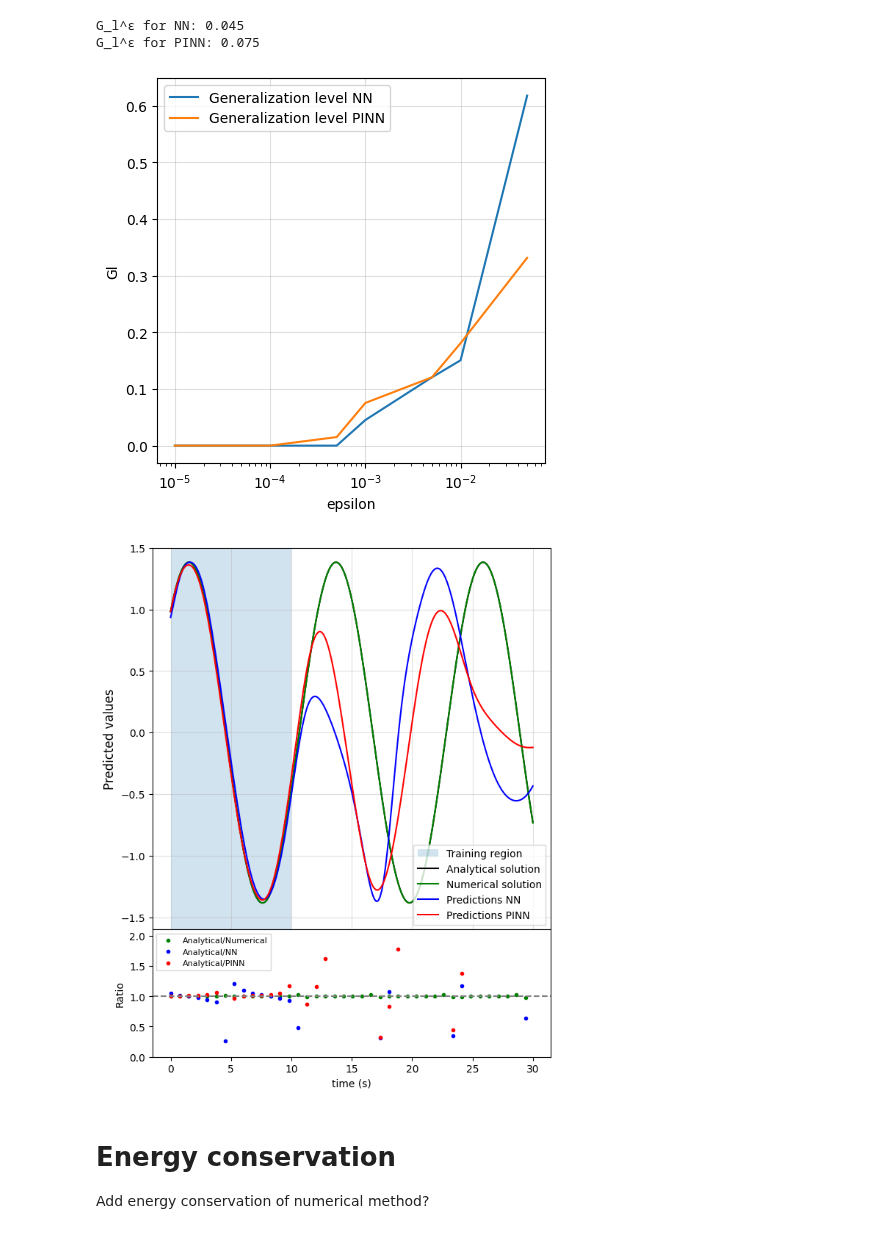
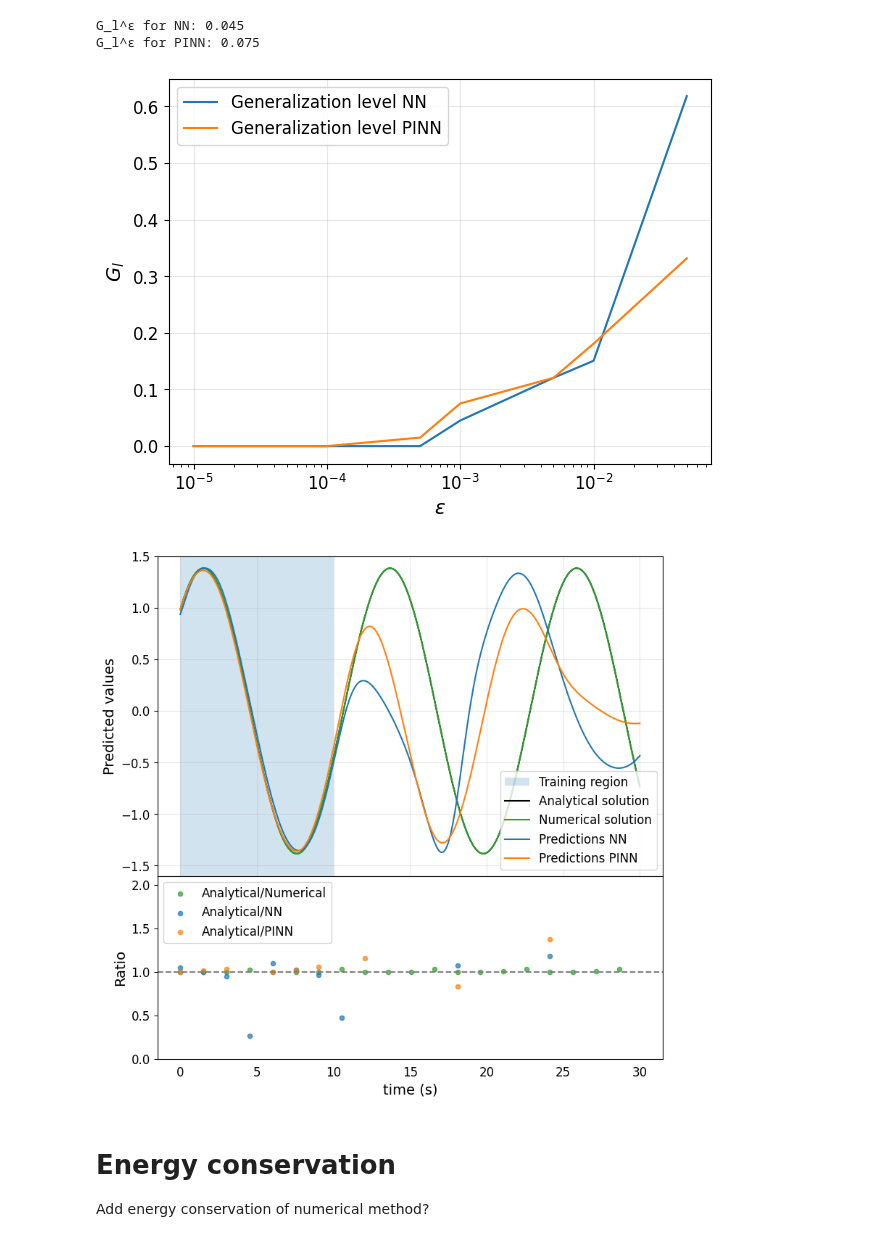
Before and after one commit to gvansan/Machine-learning-project, a Jupyter notebook: Compare_NN_PINN.ipynb, the cells around one changed output. Cells and saved outputs as stored; diff of their text form; code cells hidden in the pictures.

```diff
--- a/Compare_NN_PINN.ipynb
+++ b/Compare_NN_PINN.ipynb
@@ -461,31 +463,33 @@ G_l^ε for PINN: 0.075
 # %%
 #Plot results for different epsilons
 epsilon_values = [1e-5, 5e-5, 1e-4, 5e-4, 1e-3, 5e-3, 1e-2, 5e-2]
 GL_NN = []
 GL_PINN=[]
 
 for epsilon in epsilon_values:
     # --- Compute GL for both models ---
     Gl_NN = compute_Gl(model_NN, X_test, y_test, train_domain, epsilon)
     Gl_PINN = compute_Gl(model_PINN, X_test, y_test, train_domain, epsilon)
 
     #add to list
     GL_NN.append(Gl_NN)
     GL_PINN.append(Gl_PINN)
 
 #plot results
-plt.figure(figsize=(5, 5))
-plt.plot(epsilon_values, GL_NN, label="Generalization level NN")
-plt.plot(epsilon_values, GL_PINN, label="Generalization level PINN")
+plt.figure(figsize=(7, 5))
+plt.plot(epsilon_values, GL_NN, color="#1f77b4", label="Generalization level NN")
+plt.plot(epsilon_values, GL_PINN, color="#ff7f0e", label="Generalization level PINN")
 plt.xscale('log')  # Set x-axis to logarithmic scale
-plt.xlabel("epsilon")
-plt.ylabel("Gl")
-plt.grid(alpha=0.4)
-plt.legend()
+plt.xlabel(r"$\epsilon$", fontsize=14)
+plt.ylabel(r"$G_{l}$", fontsize=14)
+plt.grid(alpha=0.3)
+plt.xticks(fontsize=12)
+plt.yticks(fontsize=12)
+plt.legend(fontsize=12)
 plt.savefig("Images/GL_Epsilon_NN_PINN.png")
 plt.show()
 # %% [output]
-[figure, old version]
+[figure, new version]
 # %%
 n = 0
 
@@ -514,11 +518,11 @@ diff = differential_equation_2_order
 sol = sp.integrate.solve_ivp(diff, t_span, y0, t_eval=test_generalization["t_tensor"][n], method='RK45', args=(k))
 
 # Create figure with GridSpec
-fig = plt.figure(figsize=(7, 9))
-gs = fig.add_gridspec(2, 1, height_ratios=[3, 1], hspace=0)
+fig = plt.figure(figsize=(9, 9))
+gs = fig.add_gridspec(2, 1, height_ratios=[7, 4], hspace=0)
 
 #create ratios for lower plot
-slice = 5
+slice = 10
 ratio_an_num = (x_analytical/sol.y[0])[::slice]
 ratio_an_NN = (x_analytical/y_pred_generalization_NN.cpu().detach()[n])[::slice]
 ratio_an_PINN = (x_analytical/y_pred_generalization_PINN.cpu().detach()[n])[::slice]
@@ -532,29 +536,30 @@ mask = t_train <= 10.0   # keep only t ≤ 10 s
 ax_main = fig.add_subplot(gs[0])
 ax_main.axvspan(0, 10, alpha=0.2, label='Training region')
 ax_main.plot(test_generalization["t_tensor"][n], x_analytical, label='Analytical solution', color = 'black') #Analytical
-ax_main.plot(sol.t, sol.y[0], label='Numerical solution', color = 'green') #numerical
-ax_main.plot(test_generalization["t_tensor"][n], y_pred_generalization_NN.cpu().detach()[n], color="blue", label="Predictions NN") #NN ML
-ax_main.plot(test_generalization["t_tensor"][n], y_pred_generalization_PINN.cpu().detach()[n], color="red", label="Predictions PINN") #PINN ML
-ax_main.set_ylabel('Predicted values', fontsize=12)
-ax_main.legend(fontsize=10, fancybox=False)
-ax_main.grid(alpha=0.4)
+ax_main.plot(sol.t, sol.y[0], label='Numerical solution', color = '#2ca02c') #numerical
+ax_main.plot(test_generalization["t_tensor"][n], y_pred_generalization_NN.cpu().detach()[n], color="#1f77b4", label="Predictions NN") #NN ML
+ax_main.plot(test_generalization["t_tensor"][n], y_pred_generalization_PINN.cpu().detach()[n], color="#ff7f0e", label="Predictions PINN") #PINN ML
+ax_main.set_ylabel('Predicted values', fontsize=14)
+ax_main.legend(fontsize=12)
+ax_main.grid(alpha=0.3)
 ax_main.set_ylim(-1.6, 1.5)
-ax_main.tick_params(bottom=False)  # remove x-axis ticks for main plot
+ax_main.tick_params(axis='both', labelsize=12, bottom=False)
 
 # Ratio / comparison plot
 ax_ratio = fig.add_subplot(gs[1], sharex=ax_main)
-ax_ratio.plot(test_generalization["t_tensor"][n][::slice], ratio_an_num, '.', label='Analytical/Numerical', color='green')
-ax_ratio.plot(test_generalization["t_tensor"][n][::slice], ratio_an_NN, '.', label='Analytical/NN', color='blue')
-ax_ratio.plot(test_generalization["t_tensor"][n][::slice], ratio_an_PINN, '.', label='Analytical/PINN', color='red')
+ax_ratio.scatter(test_generalization["t_tensor"][n][::slice], ratio_an_num, s=20, alpha=0.7, label='Analytical/Numerical', color='#2ca02c')
+ax_ratio.scatter(test_generalization["t_tensor"][n][::slice], ratio_an_NN, s=20, alpha=0.7, label='Analytical/NN', color='#1f77b4')
+ax_ratio.scatter(test_generalization["t_tensor"][n][::slice], ratio_an_PINN, s=20, alpha=0.7, label='Analytical/PINN', color='#ff7f0e')
 ax_ratio.axhline(1, color='gray', linestyle='--')
-ax_ratio.set_xlabel('time (s)')
-ax_ratio.set_ylabel('Ratio')
+ax_ratio.set_xlabel('time (s)', fontsize=14)
+ax_ratio.set_ylabel('Ratio', fontsize=14)
 ax_ratio.set_ylim(0, 2.1)
-ax_ratio.legend(fontsize=8, fancybox=False)
+ax_ratio.legend(fontsize=12)
+ax_ratio.tick_params(axis='both', labelsize=12, bottom=False)
 plt.savefig("Images/generalisation_NN_PINN")
 plt.show()
 # %% [output]
-[figure, old version]
+[figure, new version]
 # %% [markdown]
 # Energy conservation
 
```
Also changed, not shown: parts of 4 cells of this notebook, 6 other files.
